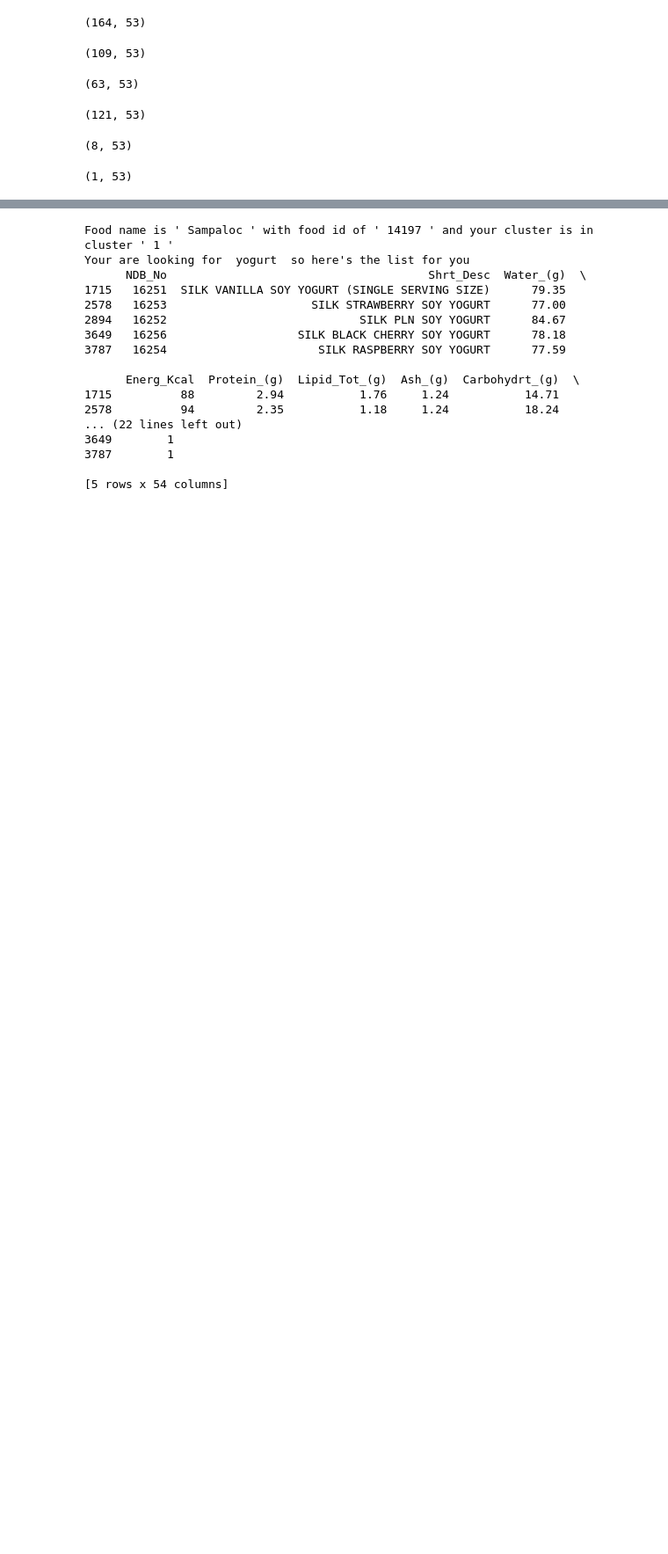
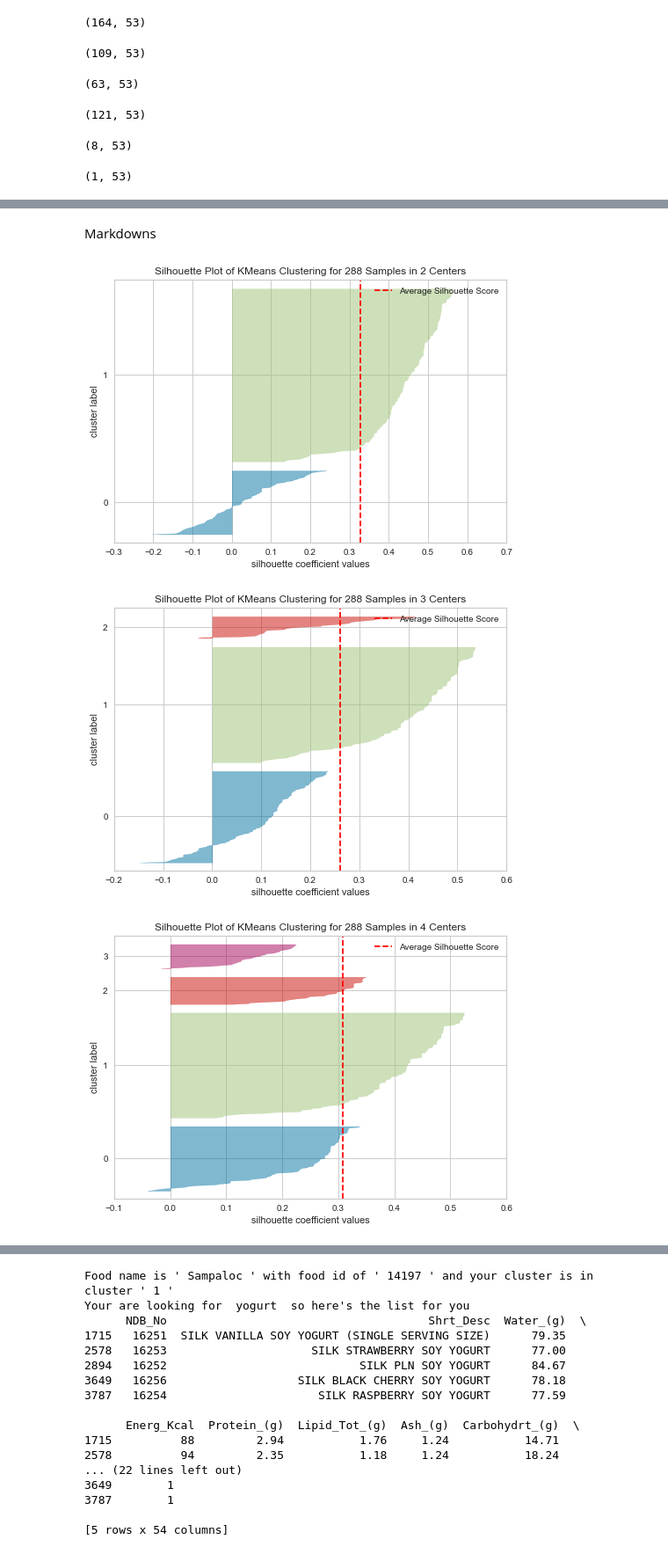
Before and after one commit to nutzbee/Collab-Tests, a Jupyter notebook: Food_Clustering.ipynb, the cells around one changed output, grey strips where cells are left out. Shown: that part at 88% size. Saved outputs shown, nothing was run; the diff lists cells and outputs as text; code cells hidden in the pictures; blank space fills up the shorter version.

```diff
--- a/Food_Clustering.ipynb
+++ b/Food_Clustering.ipynb
@@ -308,0 +455,13 @@ hppbma.df_hppbma.shape
+# %% [markdown]
+Markdowns
+# %%
+for i in [2, 3, 4, 5, 6]:
+    kmeanss = KMeans(n_clusters=i)
+    visualizer = SilhouetteVisualizer(kmeanss, colors='yellowbrick')
+
+    visualizer.fit(X)      # Fit the data to the visualizer
+    visualizer.show()
+# %% [output]
+[figure, added]
+[figure, added]
+[figure, added]
```
Also changed, not shown: parts of 55 cells of this notebook, 1 other file.
